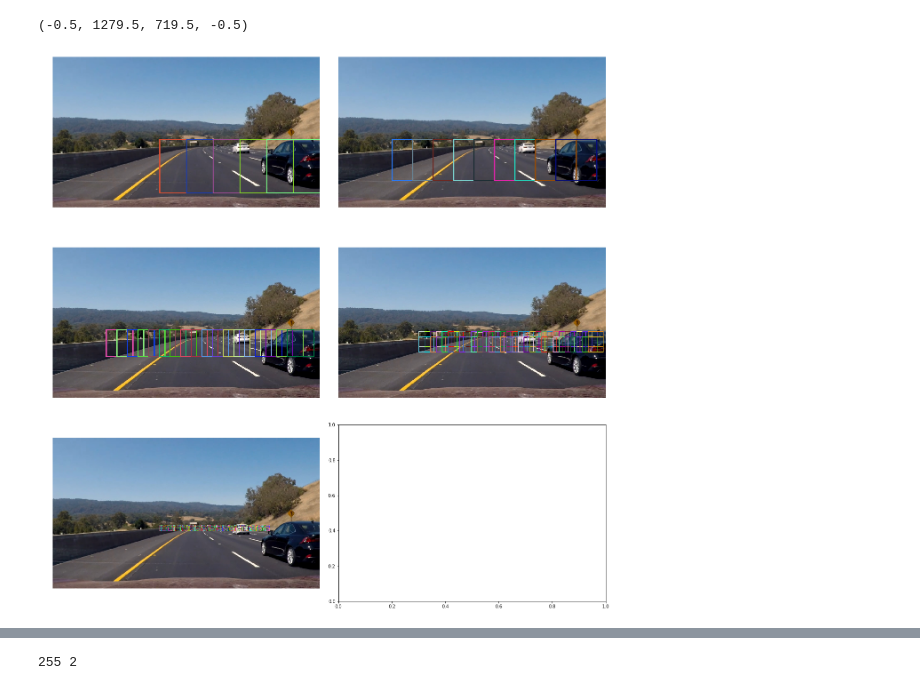
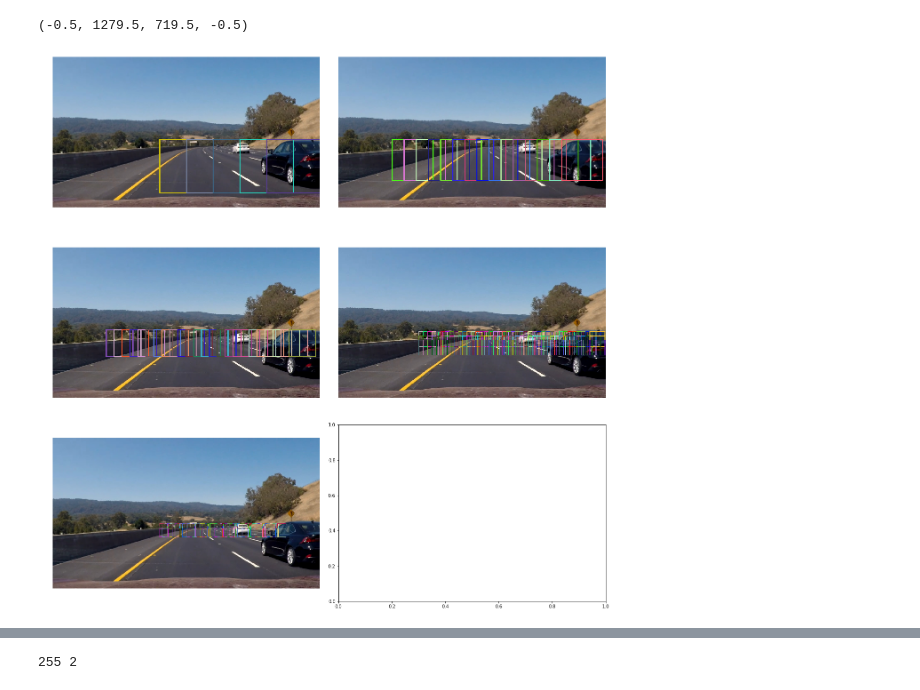
Before and after one commit to brianz/udacity-sdc-p5, a Jupyter notebook: VehicleDetection.ipynb, the cells around one changed output, grey strips where cells are left out. Saved outputs shown, nothing was run; the diff lists cells and outputs as text; code cells hidden in the pictures.

```diff
--- a/VehicleDetection.ipynb
+++ b/VehicleDetection.ipynb
@@ -180,53 +179,60 @@ close = {
     'x_start_stop': [width * .2, width],
     'y_start_stop': [height * 0.55, height * 0.6],
     'xy_window': (196, 196),
+    'xy_overlap': (0.3, 0.3),
 }
 medium = {
     'x_start_stop': [width * .2, width],
     'y_start_stop': [height * 0.55, height * 0.6],
     'xy_window': (128, 128),
-    'xy_overlap': (0.4, 0.4),
+    'xy_overlap': (0.3, 0.3),
 }
 far = {
     'x_start_stop': [width * .3, width],
     'y_start_stop': [height * 0.56, height * 0.62],
     'xy_window': (72, 72),
-    'xy_overlap': (0.4, 0.4),
+    'xy_overlap': (0.3, 0.3),
 }
 really_far = {
     'x_start_stop': [width * .4, width * 0.8],
     'y_start_stop': [height * 0.58, height * 0.60],
-    'xy_window': (16, 15),
+    'xy_window': (16, 16),
     'xy_overlap': (0.4, 0.4),
+}
+really_far = {
+    'x_start_stop': [width * .4, width * 0.85],
+    'y_start_stop': [height * 0.57, height * 0.62],
+    'xy_window': (40, 40),
+    'xy_overlap': (0.3, 0.3),
 }
 
 
 fig, (row1, row2, row3) = plt.subplots(3, 2, figsize=(18, 18))
 fig.tight_layout()
 
 (ax1, ax2) = row1
 (ax3, ax4) = row2
 (ax5, ax6) = row3
 
 windows = slide_window(img, **really_close)
 ax1.imshow(draw_boxes(img, windows, color=get_color, thick=3))
 ax1.axis('off')
 
 windows = slide_window(img, **close)
 ax2.imshow(draw_boxes(img, windows, color=get_color, thick=3))
 ax2.axis('off')
 
 windows = slide_window(img, **medium)
 ax3.imshow(draw_boxes(img, windows, color=get_color, thick=3))
 ax3.axis('off')
 
 windows = slide_window(img, **far)
 ax4.imshow(draw_boxes(img, windows, color=get_color, thick=2))
 ax4.axis('off')
 
 windows = slide_window(img, **really_far)
 ax5.imshow(draw_boxes(img, windows, color=get_color, thick=1))
 ax5.axis('off')
 # %% [output]
 (-0.5, 1279.5, 719.5, -0.5)
-[figure, old version]
+[figure, new version]
```
Also changed, not shown: parts of 13 cells of this notebook, 2 other files.
